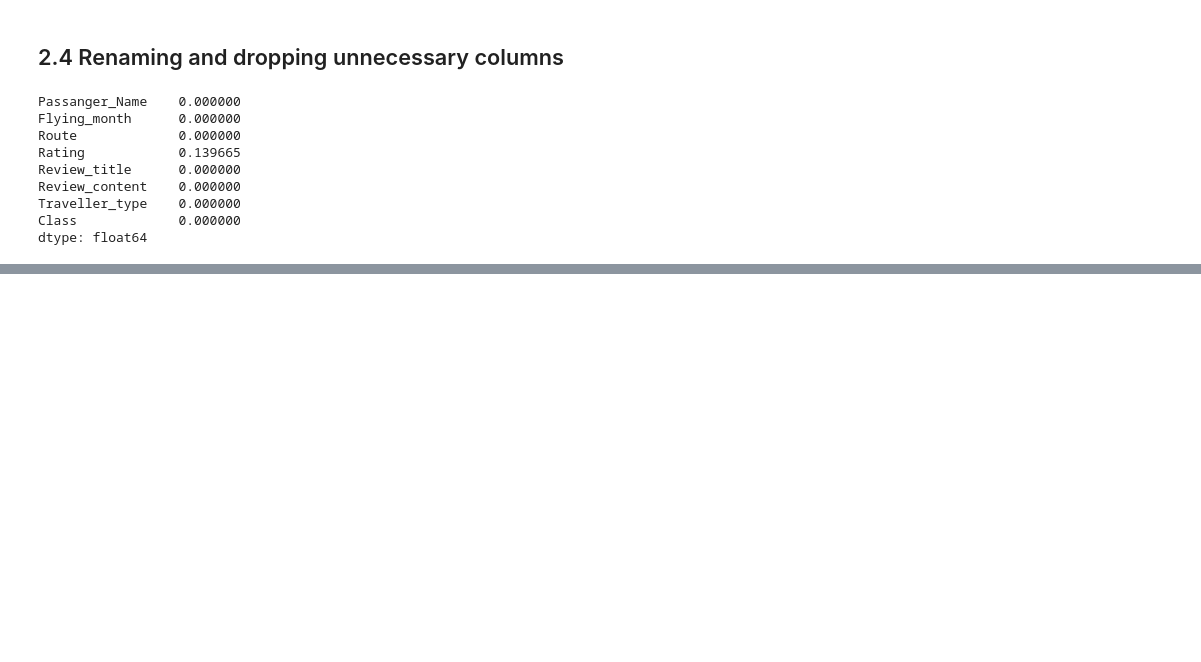
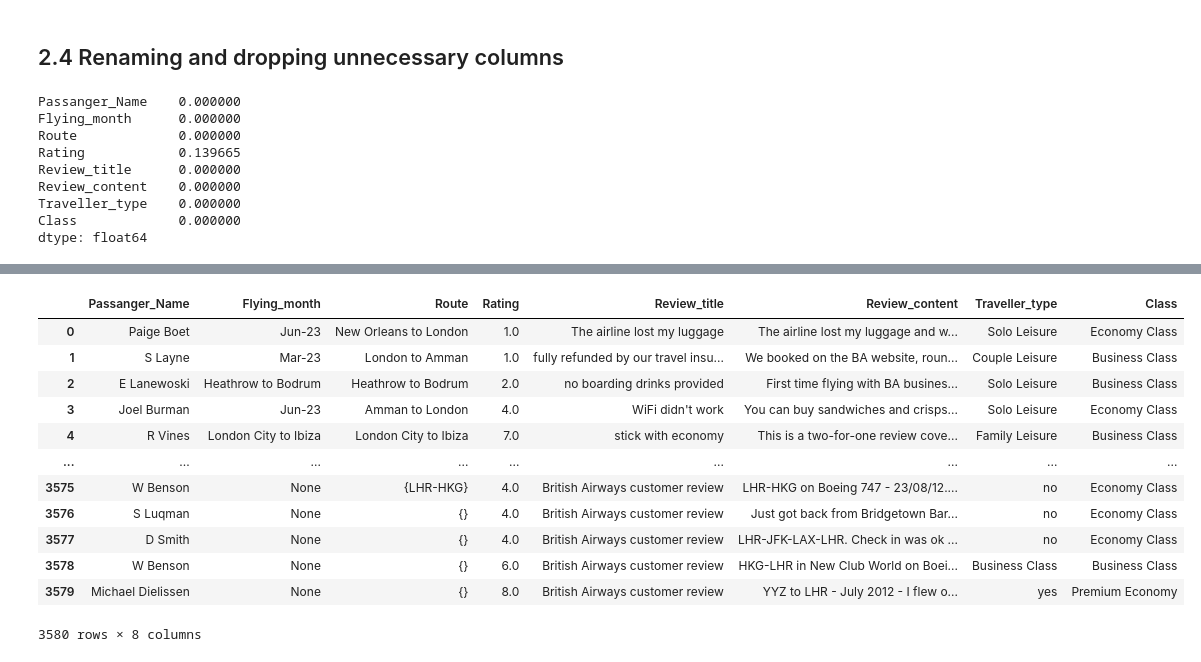
Before and after one commit to elkinbarretorojas/data_science, a Jupyter notebook: airline/airline.ipynb, the cells around one changed output, grey strips where cells are left out. Cells and saved outputs as stored; diff of their text form; code cells hidden in the pictures; blank space fills up the shorter version.

```diff
--- a/airline/airline.ipynb
+++ b/airline/airline.ipynb
@@ -243,3 +261,8 @@ Review_content    0.000000
 Traveller_type    0.000000
 Class             0.000000
 dtype: float64
+# %%
+# Fill Na Values
+null_rating = airline_data[airline_data['Rating'].isnull()==True]
+unique_class = null_rating['Class'].unique()
+unique_class
@@ -245,0 +271,3 @@ dtype: float64
+# %%
+for i in unique_class:
+    airline_data['Rating'] = airline_data['Rating'].fillna(round(airline_data[airline_data['Class'] == i]['Rating'].mean(), 0))
@@ -245,0 +289,16 @@ dtype: float64
+# %%
+airline_data
+# %% [output]
+|  | Passanger_Name | Flying_month | Route | Rating | Review_title | Review_content | Traveller_type | Class |
+| 0 | Paige Boet | Jun-23 | New Orleans to London | 1.0 | The airline lost my luggage | The airline lost my luggage and w... | Solo Leisure | Economy Class |
+| 1 | S Layne | Mar-23 | London to Amman | 1.0 | fully refunded by our travel insu... | We booked on the BA website, roun... | Couple Leisure | Business Class |
+| 2 | E Lanewoski | Heathrow to Bodrum | Heathrow to Bodrum | 2.0 | no boarding drinks provided | First time flying with BA busines... | Solo Leisure | Business Class |
+| 3 | Joel Burman | Jun-23 | Amman to London | 4.0 | WiFi didn't work | You can buy sandwiches and crisps... | Solo Leisure | Economy Class |
+| 4 | R Vines | London City to Ibiza | London City to Ibiza | 7.0 | stick with economy | This is a two-for-one review cove... | Family Leisure | Business Class |
+| ... | ... | ... | ... | ... | ... | ... | ... | ... |
+| 3575 | W Benson | None | {LHR-HKG} | 4.0 | British Airways customer review | LHR-HKG on Boeing 747 - 23/08/12.... | no | Economy Class |
+| 3576 | S Luqman | None | {} | 4.0 | British Airways customer review | Just got back from Bridgetown Bar... | no | Economy Class |
+| 3577 | D Smith | None | {} | 4.0 | British Airways customer review | LHR-JFK-LAX-LHR. Check in was ok ... | no | Economy Class |
+| 3578 | W Benson | None | {} | 6.0 | British Airways customer review | HKG-LHR in New Club World on Boei... | Business Class | Business Class |
+| 3579 | Michael Dielissen | None | {} | 8.0 | British Airways customer review | YYZ to LHR - July 2012 - I flew o... | yes | Premium Economy |
+3580 rows × 8 columns
```
Also changed, not shown: parts of 5 cells of this notebook.
